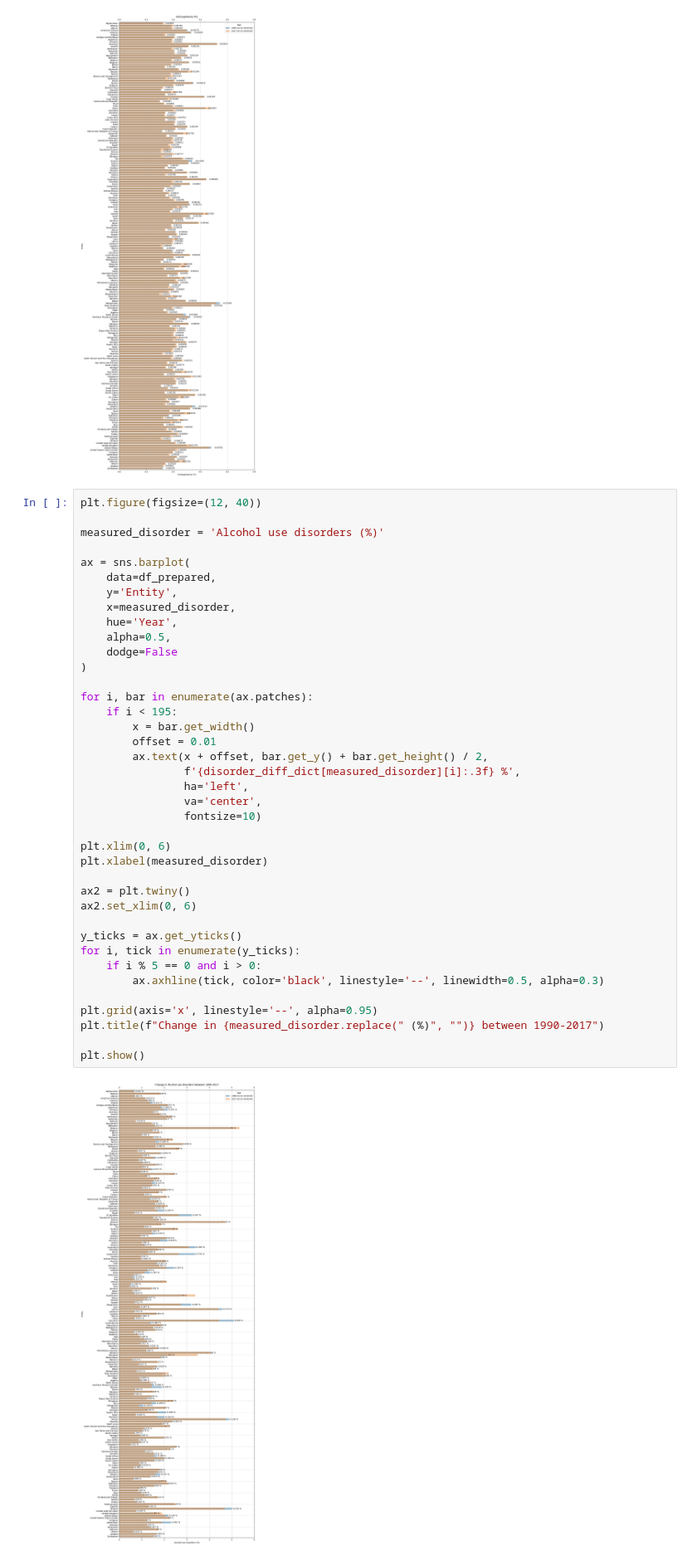
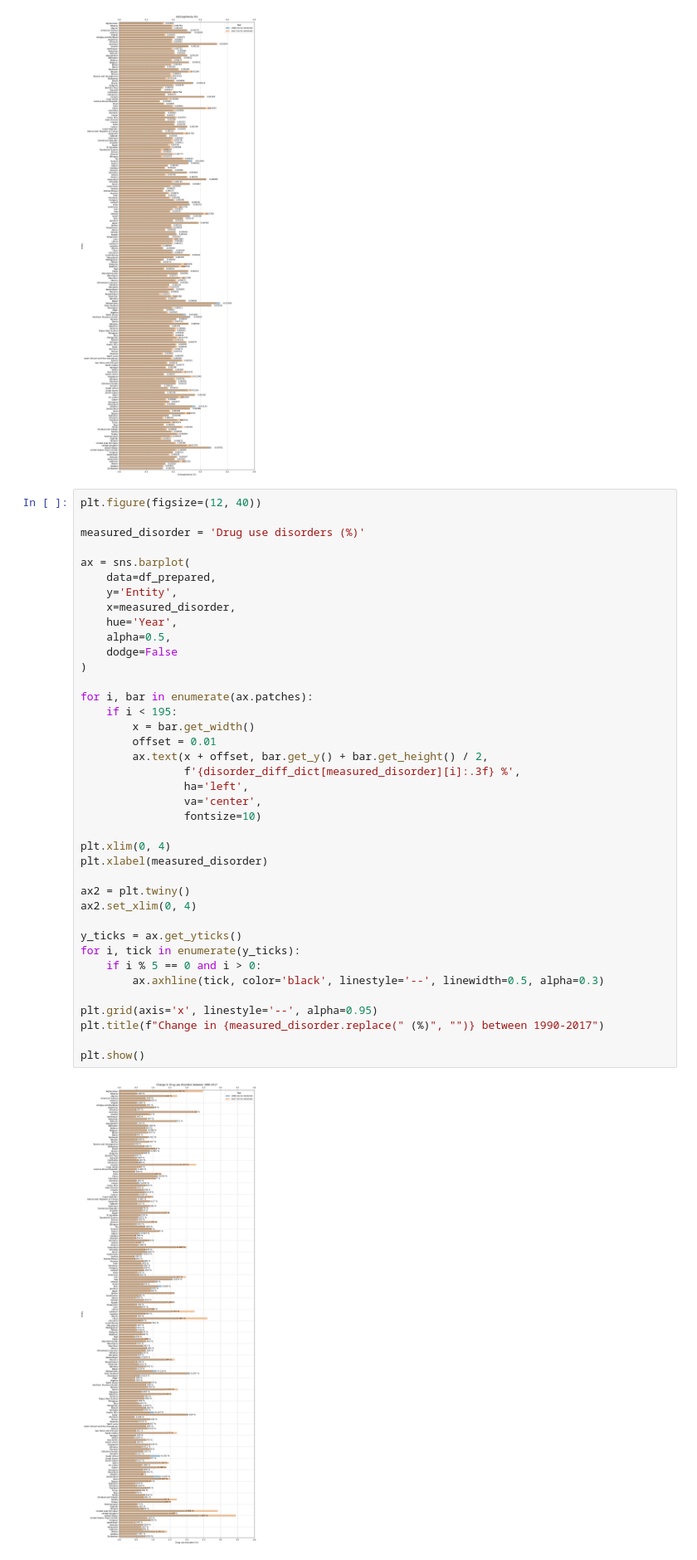
Before and after one commit to supernauth/mental_health_disorder, a Jupyter notebook: mental_health_disorder.ipynb, the cells around one changed output. Shown at 83% size. Cells and saved outputs as stored; diff of their text form.

Commit message:
Added comments, modified last plot

```diff
--- a/mental_health_disorder.ipynb
+++ b/mental_health_disorder.ipynb
@@ -625,7 +643,7 @@ plt.show()
 # %%
 plt.figure(figsize=(12, 40))
 
-measured_disorder = 'Alcohol use disorders (%)'
+measured_disorder = 'Drug use disorders (%)'
 
 ax = sns.barplot(
     data=df_prepared,
@@ -633,33 +651,33 @@ ax = sns.barplot(
     x=measured_disorder,
     hue='Year',
     alpha=0.5,
     dodge=False
 )
 
 for i, bar in enumerate(ax.patches):
     if i < 195:
         x = bar.get_width()
         offset = 0.01
         ax.text(x + offset, bar.get_y() + bar.get_height() / 2,
                 f'{disorder_diff_dict[measured_disorder][i]:.3f} %',
                 ha='left',
                 va='center',
                 fontsize=10)
 
-plt.xlim(0, 6)
+plt.xlim(0, 4)
 plt.xlabel(measured_disorder)
 
 ax2 = plt.twiny()
-ax2.set_xlim(0, 6)
+ax2.set_xlim(0, 4)
 
 y_ticks = ax.get_yticks()
 for i, tick in enumerate(y_ticks):
     if i % 5 == 0 and i > 0:
         ax.axhline(tick, color='black', linestyle='--', linewidth=0.5, alpha=0.3)
 
 plt.grid(axis='x', linestyle='--', alpha=0.95)
 plt.title(f"Change in {measured_disorder.replace(" (%)", "")} between 1990-2017")
 
 plt.show()
 # %% [output]
-[figure, old version]
+[figure, new version]
```
Also changed, not shown: parts of 8 cells of this notebook.
